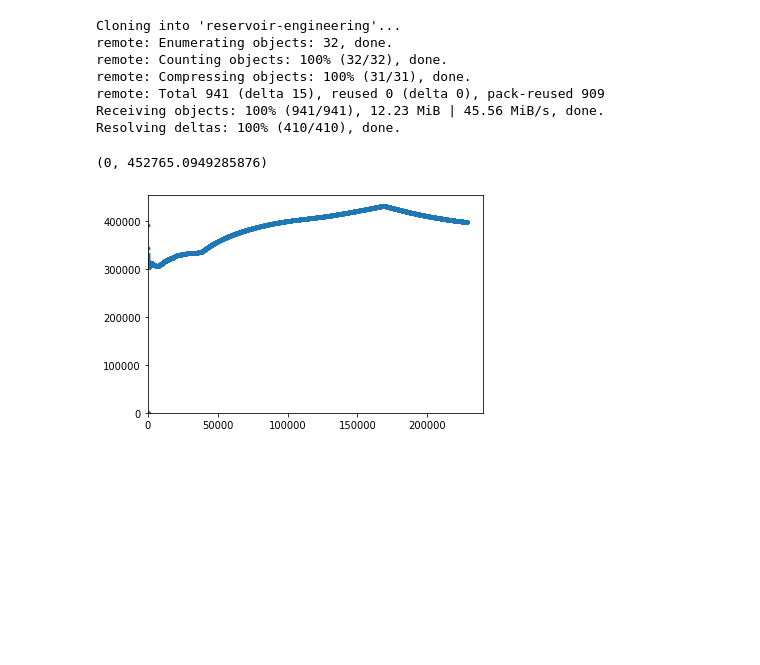
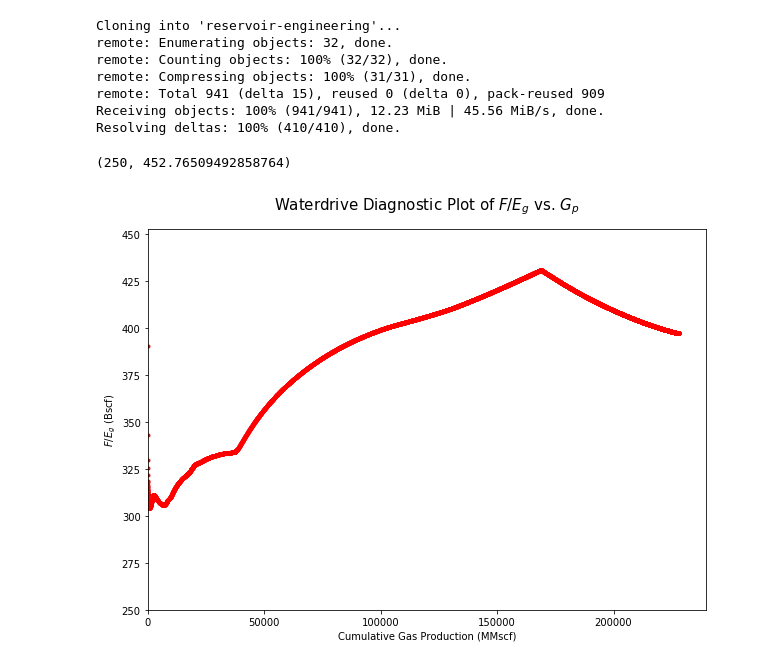
Before and after one commit to yohanesnuwara/carbon-capture-and-storage, a Jupyter notebook: main/gundih_historical_production_data.ipynb, the cells around one changed output. Saved outputs shown, nothing was run; the diff lists cells and outputs as text; code cells hidden in the pictures; blank space fills up the shorter version.

```diff
--- a/main/gundih_historical_production_data.ipynb
+++ b/main/gundih_historical_production_data.ipynb
@@ -151,11 +151,16 @@ for i in range(len(pressure)):
 # %%
 Bg_arr = np.array(Bg_arr)
 F = GPT1 * Bg_arr # MMscf
 Eg = Bg_arr - Bg_arr[0]
 F_Eg = F / Eg
 
-plt.plot(GPT1, F_Eg, '.')
+plt.figure(figsize=(10,7))
+plt.plot(GPT1, (F_Eg / 1E+03), '.', color='red') # convert F_Eg from MMscf to Bscf
 plt.xlim(xmin=0); plt.ylim(ymin=0)
+plt.title("Waterdrive Diagnostic Plot of $F/E_g$ vs. $G_p$", pad=20, size=15)
+plt.xlabel('Cumulative Gas Production (MMscf)')
+plt.ylabel('$F/E_g$ (Bscf)')
+plt.ylim(ymin=250)
 # %% [output]
-(0, 452765.0949285876)
+(250, 452.76509492858764)
-[figure, old version]
+[figure, new version]
```
Also changed, not shown: parts of 3 cells of this notebook.
